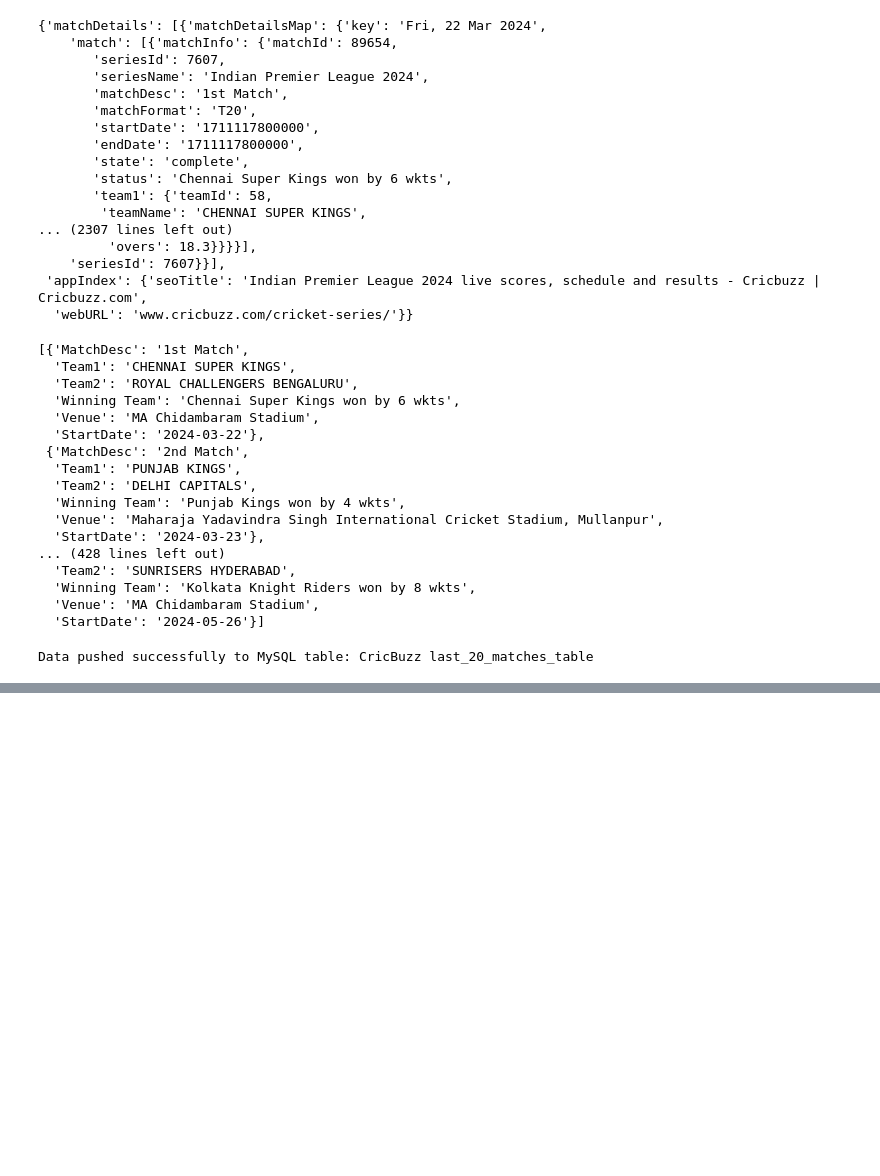
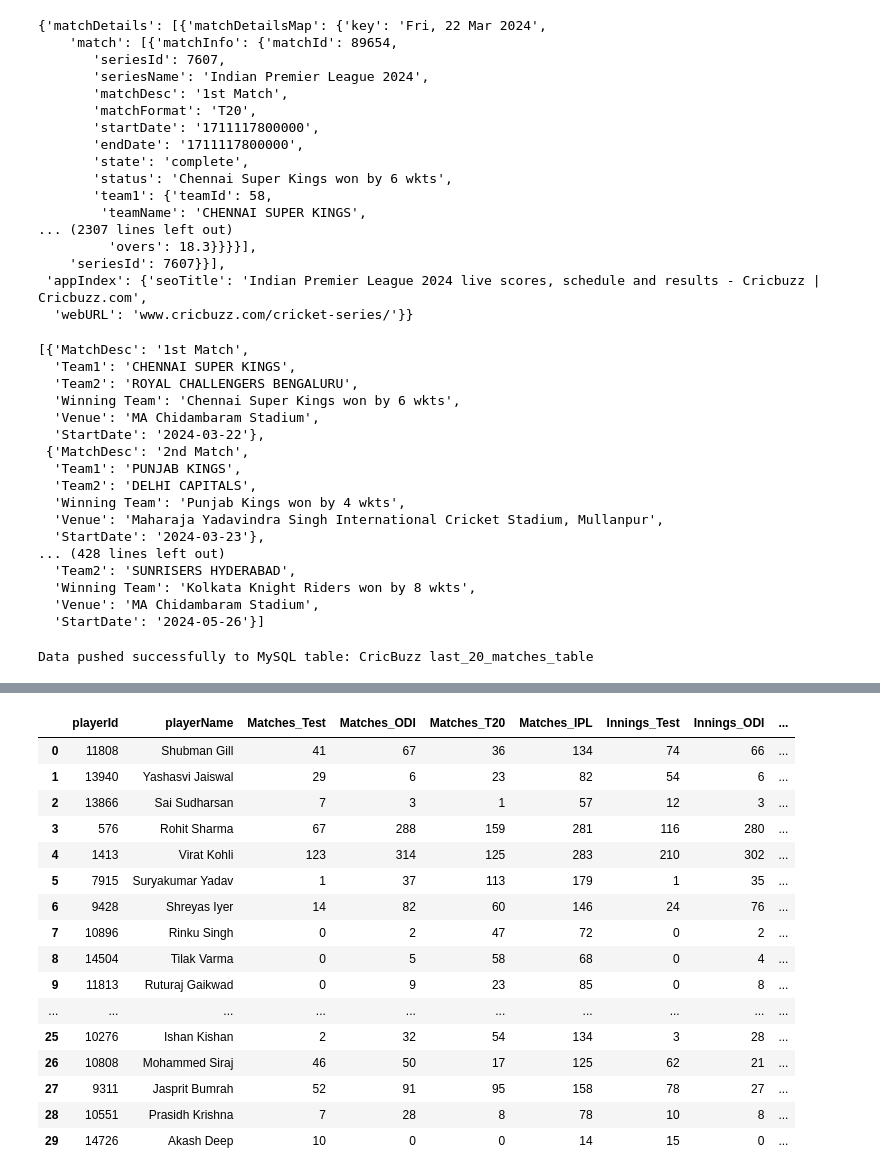
Before and after one commit to dhineshnathank/Cricbuzz, a Jupyter notebook: notebooks/CB25questions.ipynb, the cells around one changed output, grey strips where cells are left out. Drawn from its saved outputs; the diff is of its cells as text; code cells hidden in the pictures; blank space fills up the shorter version.

```diff
--- a/notebooks/CB25questions.ipynb
+++ b/notebooks/CB25questions.ipynb
@@ -1330,0 +1554,77 @@ Data pushed successfully to MySQL table: CricBuzz last_20_matches_table
+# %%
+import requests
+import pandas as pd
+import time
+
+batting_stats_data=[]
+indian_players_id_list=[{'playerId': '11808', 'playerName': 'Shubman Gill'},
+ {'playerId': '13940', 'playerName': 'Yashasvi Jaiswal'},
+ {'playerId': '13866', 'playerName': 'Sai Sudharsan'},
+ {'playerId': '576', 'playerName': 'Rohit Sharma'},
+ {'playerId': '1413', 'playerName': 'Virat Kohli'},
+ {'playerId': '7915', 'playerName': 'Suryakumar Yadav'},
+ {'playerId': '9428', 'playerName': 'Shreyas Iyer'},
+ {'playerId': '10896', 'playerName': 'Rinku Singh'},
+ {'playerId': '14504', 'playerName': 'Tilak Varma'},
+ {'playerId': '11813', 'playerName': 'Ruturaj Gaikwad'},
+ {'playerId': '10636', 'playerName': 'Rajat Patidar'},
+ {'playerId': '9429', 'playerName': 'Sarfaraz Khan'},
+ {'playerId': '9716', 'playerName': 'Abhimanyu Easwaran'},
+ {'playerId': '8257', 'playerName': 'Karun Nair'},
+ {'playerId': '14701', 'playerName': 'Nitish Kumar Reddy'},
+ {'playerId': '9647', 'playerName': 'Hardik Pandya'},
+ {'playerId': '11195', 'playerName': 'Shivam Dube'},
+ {'playerId': '12086', 'playerName': 'Abhishek Sharma'},
+ {'playerId': '587', 'playerName': 'Ravindra Jadeja'},
+ {'playerId': '8683', 'playerName': 'Shardul Thakur'},
+ {'playerId': '10945', 'playerName': 'Washington Sundar'},
+ {'playerId': '8808', 'playerName': 'Axar Patel'},
+ {'playerId': '10744', 'playerName': 'Rishabh Pant'},
+ {'playerId': '8733', 'playerName': 'KL Rahul'},
+ {'playerId': '14691', 'playerName': 'Dhruv Jurel'},
+ {'playerId': '8271', 'playerName': 'Sanju Samson'},
+ {'playerId': '10276', 'playerName': 'Ishan Kishan'},
+ {'playerId': '10808', 'playerName': 'Mohammed Siraj'},
+ {'playerId': '9311', 'playerName': 'Jasprit Bumrah'},
+ {'playerId': '10551', 'playerName': 'Prasidh Krishna'},
+ {'playerId': '14726', 'playerName': 'Akash Deep'}]
+
+headers = {
+	"x-rapidapi-key": "f28eedda78mshf250801249f0213p108557jsn01ea9788bf50",
+	"x-rapidapi-host": "cricbuzz-cricket.p.rapidapi.com"
+}
+
+
+
+batting_stats_data = []
+
+for player in indian_players_id_list:
+	player_id = player['playerId']
+	player_name = player['playerName']
+
+	url = f"https://cricbuzz-cricket.p.rapidapi.com/stats/v1/player/{player_id}/batting"
+	response = requests.get(url, headers=headers)
+
+
+	if response.status_code != 200 or not response.text.strip():
+		print(f"Skipping {player_name}: HTTP {response.status_code} - {response.text[:100]}")
+		time.sleep(1)
+		continue
+
+	data = response.json()
+
+	row = {"playerId": player_id, "playerName": player_name}
+	formats = data["headers"][1:]  # e.g. Test, ODI, T20, IPL
+
+	for entry in data["values"]:
+		stat_name = entry["values"][0]
+		stat_values = entry["values"][1:]
+		for fmt, val in zip(formats, stat_values):
+			row[f"{stat_name}_{fmt}"] = val
+
+	batting_stats_data.append(row)
+	time.sleep(2)
+
+df = pd.DataFrame(batting_stats_data)
+df
+# %% [output]
@@ -1330,0 +1632,17 @@ Data pushed successfully to MySQL table: CricBuzz last_20_matches_table
+|  | playerId | playerName | Matches_Test | Matches_ODI | Matches_T20 | Matches_IPL | Innings_Test | Innings_ODI | ... |
+| 0 | 11808 | Shubman Gill | 41 | 67 | 36 | 134 | 74 | 66 | ... |
+| 1 | 13940 | Yashasvi Jaiswal | 29 | 6 | 23 | 82 | 54 | 6 | ... |
+| 2 | 13866 | Sai Sudharsan | 7 | 3 | 1 | 57 | 12 | 3 | ... |
+| 3 | 576 | Rohit Sharma | 67 | 288 | 159 | 281 | 116 | 280 | ... |
+| 4 | 1413 | Virat Kohli | 123 | 314 | 125 | 283 | 210 | 302 | ... |
+| 5 | 7915 | Suryakumar Yadav | 1 | 37 | 113 | 179 | 1 | 35 | ... |
+| 6 | 9428 | Shreyas Iyer | 14 | 82 | 60 | 146 | 24 | 76 | ... |
+| 7 | 10896 | Rinku Singh | 0 | 2 | 47 | 72 | 0 | 2 | ... |
+| 8 | 14504 | Tilak Varma | 0 | 5 | 58 | 68 | 0 | 4 | ... |
+| 9 | 11813 | Ruturaj Gaikwad | 0 | 9 | 23 | 85 | 0 | 8 | ... |
+| ... | ... | ... | ... | ... | ... | ... | ... | ... | ... |
+| 25 | 10276 | Ishan Kishan | 2 | 32 | 54 | 134 | 3 | 28 | ... |
+| 26 | 10808 | Mohammed Siraj | 46 | 50 | 17 | 125 | 62 | 21 | ... |
+| 27 | 9311 | Jasprit Bumrah | 52 | 91 | 95 | 158 | 78 | 27 | ... |
+| 28 | 10551 | Prasidh Krishna | 7 | 28 | 8 | 78 | 10 | 8 | ... |
+| 29 | 14726 | Akash Deep | 10 | 0 | 0 | 14 | 15 | 0 | ... |
```
Also changed, not shown: parts of 24 cells of this notebook.
